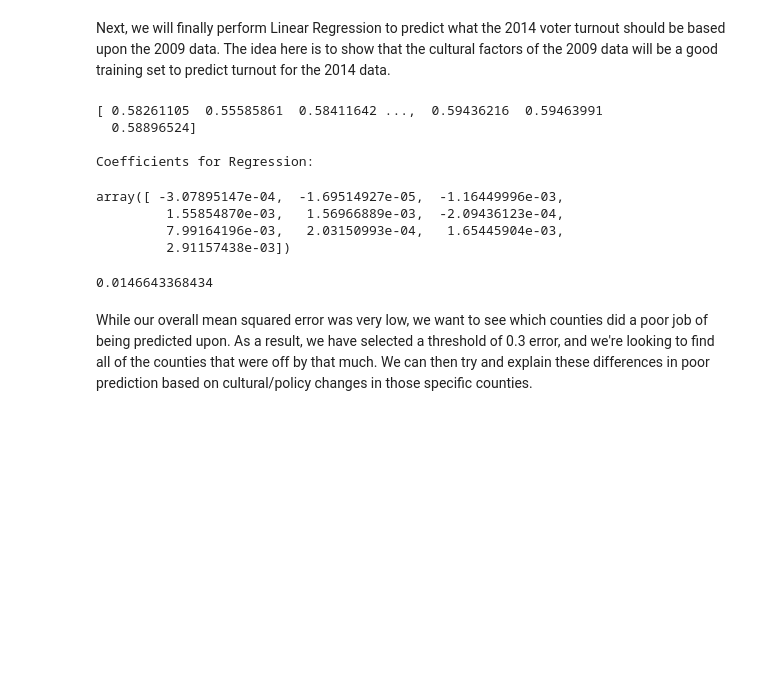
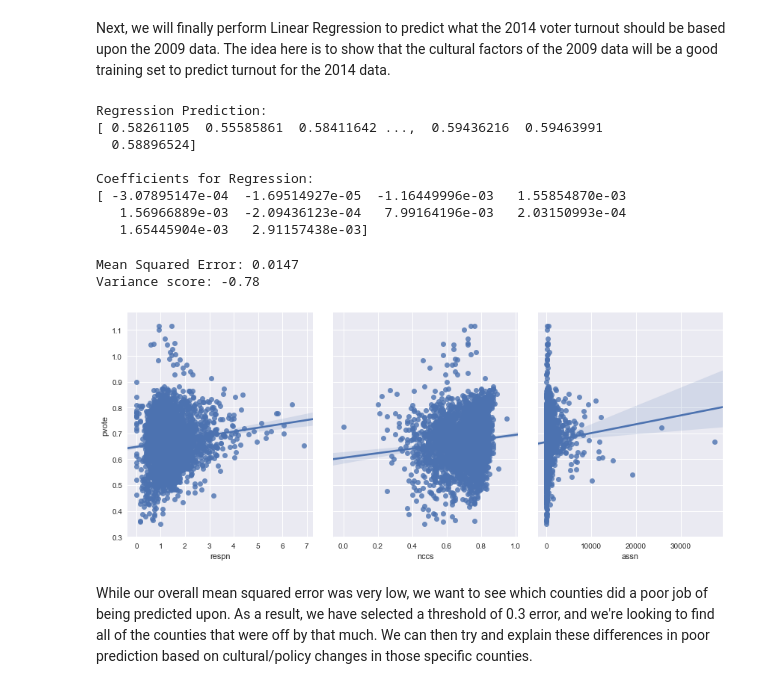
Before and after one commit to prathmj/SocialCapitalTurnoutStudy, a Jupyter notebook: Data Science Final Project.ipynb, the cells around one changed output. Cells and saved outputs as stored; diff of their text form; code cells hidden in the pictures; blank space fills up the shorter version.

Commit message:
add more plots/scores

```diff
--- a/Data Science Final Project.ipynb
+++ b/Data Science Final Project.ipynb
@@ -168,23 +168,34 @@ regr.fit(X2009.iloc[:, :-4], y2009)
 # predict on 2014 data
 y_pred = regr.predict(X2014.iloc[:, :-4])
 
+print('Regression Prediction:')
 print (y_pred)
 print('\n' + 'Coefficients for Regression:')
-regr.coef_
+print(regr.coef_)
 # %% [output]
+Regression Prediction:
 [ 0.58261105  0.55585861  0.58411642 ...,  0.59436216  0.59463991
   0.58896524]
 
 Coefficients for Regression:
+[ -3.07895147e-04  -1.69514927e-05  -1.16449996e-03   1.55854870e-03
+   1.56966889e-03  -2.09436123e-04   7.99164196e-03   2.03150993e-04
+   1.65445904e-03   2.91157438e-03]
-array([ -3.07895147e-04,  -1.69514927e-05,  -1.16449996e-03,
-         1.55854870e-03,   1.56966889e-03,  -2.09436123e-04,
-         7.99164196e-03,   2.03150993e-04,   1.65445904e-03,
-         2.91157438e-03])
 # %%
 # display the mean squred error
-print(np.average((y2014 - y_pred) ** 2))
+print('Mean Squared Error: %.4f' % np.average((y2014 - y_pred) ** 2))
+print('Variance score: %.2f' % regr.score(X2014.iloc[:, :-4], y2014))
 # %% [output]
-0.0146643368434
+Mean Squared Error: 0.0147
+Variance score: -0.78
+# %%
+import seaborn as sns
+
+# visualize the regression
+sns.pairplot(data2014, x_vars=['respn','nccs','assn'], y_vars=["pvote"],
+             size=5, aspect=.8, kind="reg");
+# %% [output]
+[figure, added]
 # %%
 # convert result to list
 y2014 = y2014.tolist()
```
Also changed, not shown: parts of 4 cells of this notebook.
